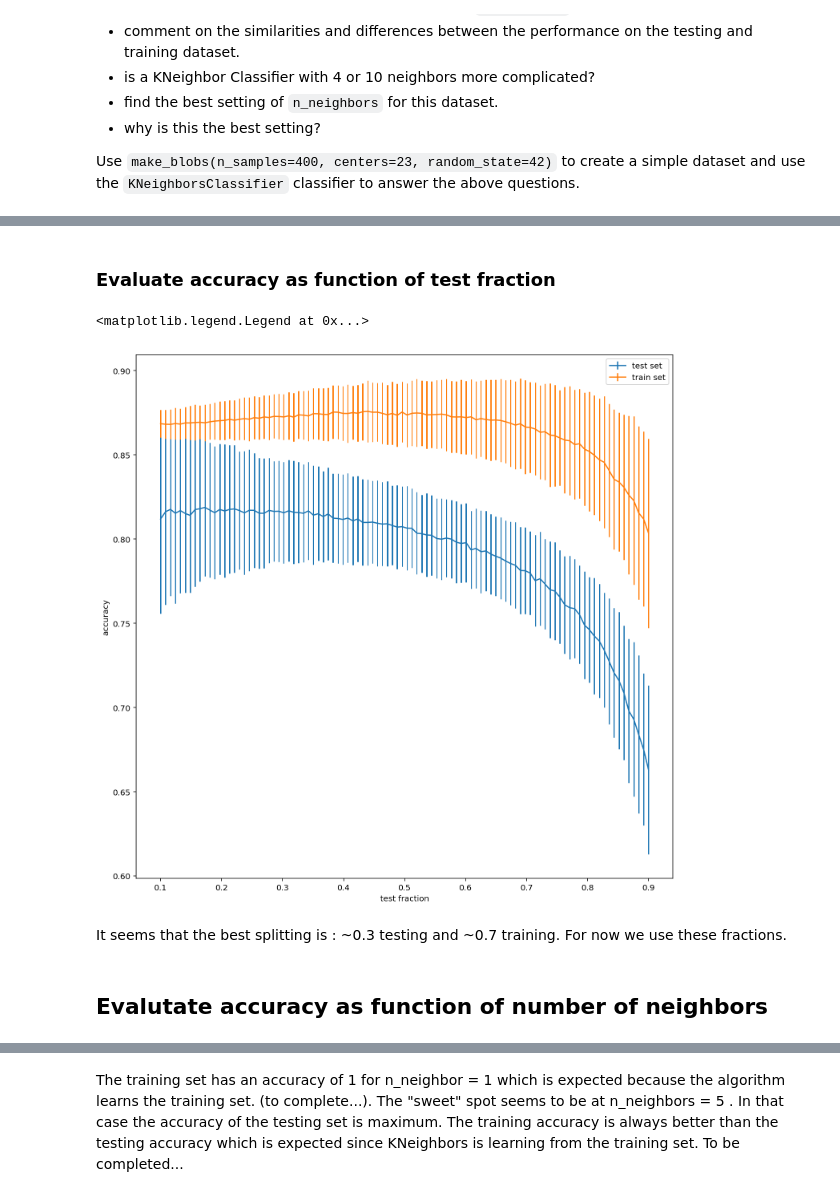
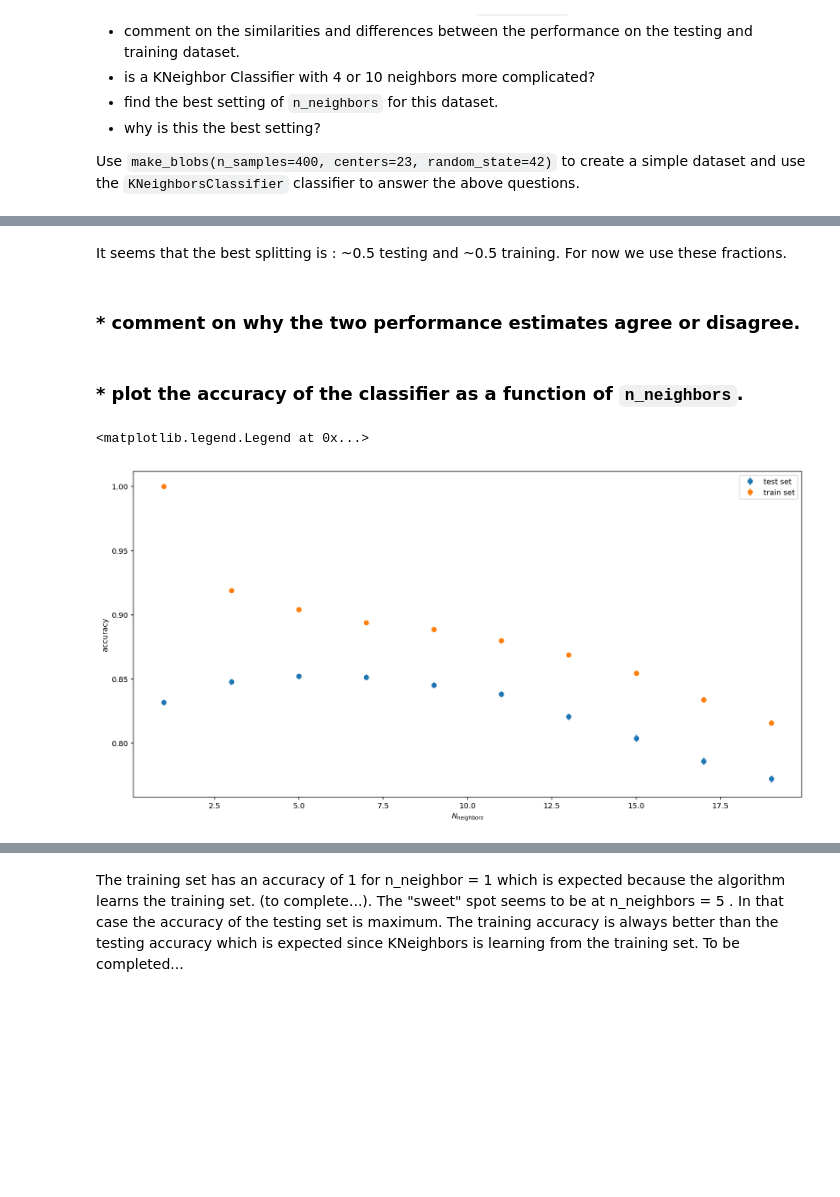
Before and after one commit to calispac/advanced-computing-2018, a Jupyter notebook: material/lecture-01/exercise.ipynb, the cells around one changed output, grey strips where cells are left out. Saved outputs shown, nothing was run; the diff lists cells and outputs as text; code cells hidden in the pictures; blank space fills up the shorter version.

```diff
--- a/material/lecture-01/exercise.ipynb
+++ b/material/lecture-01/exercise.ipynb
@@ -98,5 +99,14 @@ plt.scatter(X[:,0], X[:, 1], color=y)
 # %%
 from sklearn.metrics import accuracy_score, auc
+
+def create_dataset(random_state=42):
+
+    labels = ["b", "r"]
+    X, y = make_blobs(n_samples=400, centers=23, random_state=random_state)
+    y = np.take(labels, (y < 10))
+
+    return X, y
+
 
 def create_and_train(X, y, **kwargs):
 
@@ -114,37 +162,41 @@ def evaluate_accuracy(classifier, X, y):
+# %% [markdown]
+It seems that the best splitting is : ~0.5 testing and ~0.5 training. For now we use these fractions.
+# %% [markdown]
+### * comment on why the two performance estimates agree or disagree.
 # %% [markdown]
-### Evaluate accuracy as function of test fraction
+### * plot the accuracy of the classifier as a function of `n_neighbors`.
 # %%
-from sklearn.model_selection import train_test_split
+n_trials = 500
+test_size = 0.5
+number_of_neighbors = np.arange(1, 21, 2) # Since KNN works on a voting system, it is better to use odd numbers of neighbors
+scores = np.zeros((2,) + number_of_neighbors.shape + (n_trials, ))
 
-n_trials = 1000
-test_sizes = np.linspace(10, 90, num=100) / 100
-scores = np.zeros((2,) + test_sizes.shape + (n_trials, ))
+for j in range(n_trials):
 
-for i, test_size in enumerate(test_sizes):
+    X, y = create_dataset(random_state=j)
 
-    for j in range(n_trials):
+    for i, n_neighbors in enumerate(number_of_neighbors):
 
-        X_train, X_test, y_train, y_test = train_test_split(X,
-                                                            y,
+        X_train, X_test, y_train, y_test = train_test_split(X, y,
                                                             test_size=test_size,
                                                             train_size=1-test_size,
                                                             shuffle=True)
 
-        classifier = create_and_train(X_train, y_train)
+
+        classifier = create_and_train(X_train, y_train, n_neighbors=n_neighbors)
 
         scores[0, i, j] = evaluate_accuracy(classifier, X_test, y_test)
         scores[1, i, j] = evaluate_accuracy(classifier, X_train, y_train)
 # %%
-plt.figure(figsize=(12, 12))
-plt.errorbar(test_sizes, scores[0].mean(axis=-1), yerr=scores[0].std(axis=-1), label='test set')
-plt.errorbar(test_sizes, scores[1].mean(axis=-1), yerr=scores[1].std(axis=-1), label='train set')
-plt.xlabel('test fraction')
+val = scores.mean(axis=-1)
+err = scores.std(axis=-1) / np.sqrt(scores.shape[-1])
+
+plt.figure(figsize=(16, 8))
+plt.errorbar(number_of_neighbors, val[0], yerr=err[0], label='test set', linestyle='None', marker='o')
+plt.errorbar(number_of_neighbors, val[1], yerr=err[1], label='train set', linestyle='None', marker='o')
+plt.xlabel('$N_{neighbors}$')
 plt.ylabel('accuracy')
 plt.legend(loc='best')
 # %% [output]
 <matplotlib.legend.Legend at 0x...>
-[figure, old version]
+[figure, new version]
-# %% [markdown]
-It seems that the best splitting is : ~0.3 testing and ~0.7 training. For now we use these fractions.
-# %% [markdown]
-## Evalutate accuracy as function of number of neighbors
```
Also changed, not shown: parts of 23 cells of this notebook, 1 other file.
